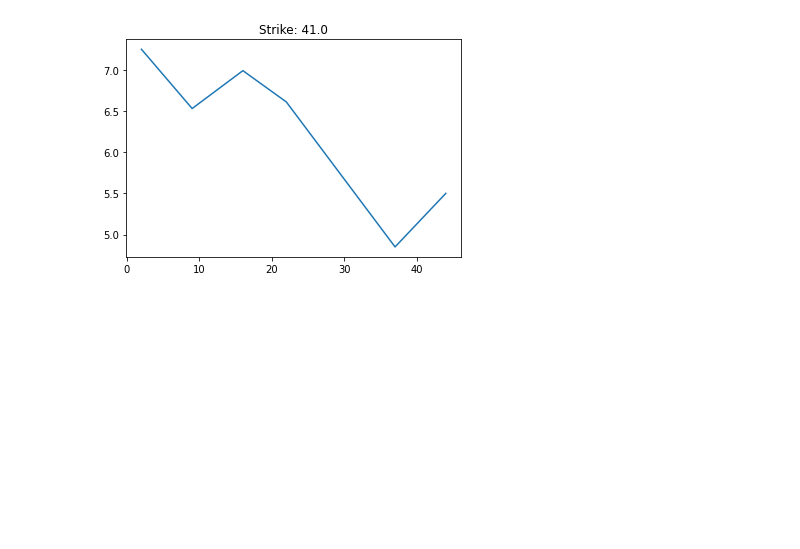
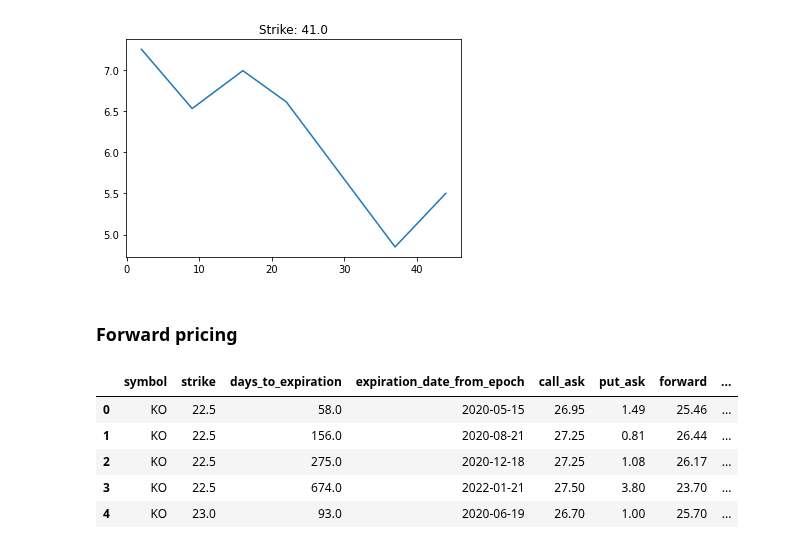
Before and after one commit to rbetzler/fun-times-in-python, a Jupyter notebook: finance/data_science/exploration/20200425_options.ipynb, the cells around one changed output. Saved outputs shown, nothing was run; the diff lists cells and outputs as text; code cells hidden in the pictures; blank space fills up the shorter version.

```diff
--- a/finance/data_science/exploration/20200425_options.ipynb
+++ b/finance/data_science/exploration/20200425_options.ipynb
@@ -224,3 +238,14 @@ plt.plot(_e['days_to_expiration'], _e['forward_ask'])
 plt.show()
 # %% [output]
 [figure]
+# %% [markdown]
+### Forward pricing
+# %%
+parity.head()
+# %% [output]
+|  | symbol | strike | days_to_expiration | expiration_date_from_epoch | call_ask | put_ask | forward | ... |
+| 0 | KO | 22.5 | 58.0 | 2020-05-15 | 26.95 | 1.49 | 25.46 | ... |
+| 1 | KO | 22.5 | 156.0 | 2020-08-21 | 27.25 | 0.81 | 26.44 | ... |
+| 2 | KO | 22.5 | 275.0 | 2020-12-18 | 27.25 | 1.08 | 26.17 | ... |
+| 3 | KO | 22.5 | 674.0 | 2022-01-21 | 27.50 | 3.80 | 23.70 | ... |
+| 4 | KO | 23.0 | 93.0 | 2020-06-19 | 26.70 | 1.00 | 25.70 | ... |
```
Also changed, not shown: parts of 7 cells of this notebook, 4 other files.
